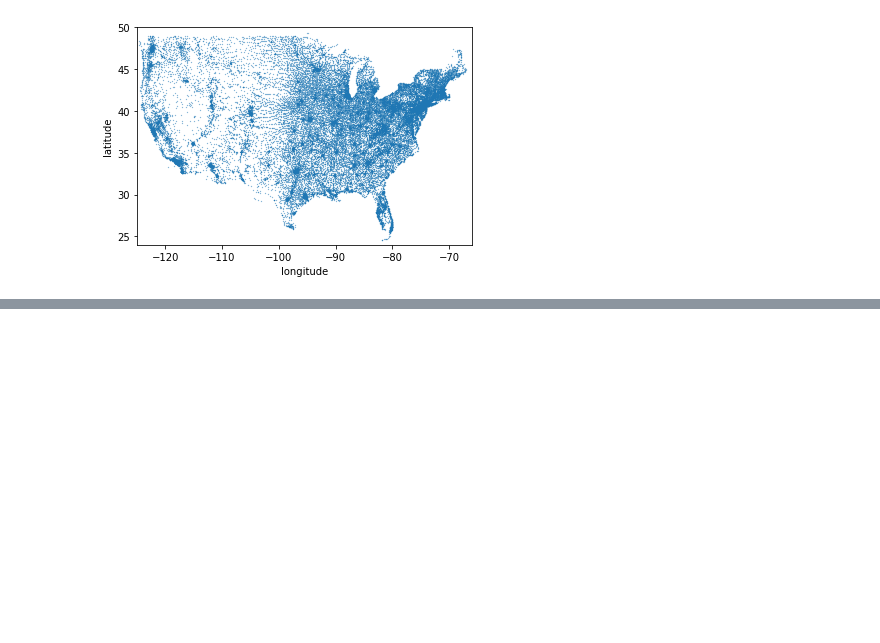
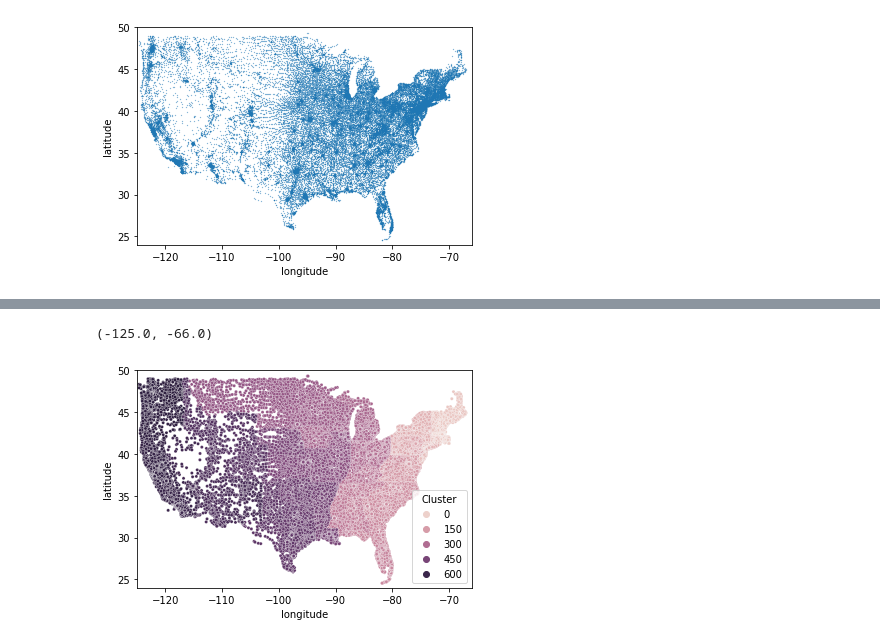
Before and after one commit to Layahblue22/CS422, a Jupyter notebook: Homework3.ipynb, the cells around one changed output, grey strips where cells are left out. Drawn from its saved outputs; the diff is of its cells as text; code cells hidden in the pictures; blank space fills up the shorter version.

```diff
--- a/Homework3.ipynb
+++ b/Homework3.ipynb
@@ -71,0 +90,4 @@ axis.set_ylim([24,50])
+# %%
+clustering = DBSCAN(eps=17, min_samples=10).fit(zip_code_data1)
+DBSCAN_dataset = zip_code_data1.copy()
+DBSCAN_dataset.loc[:,'Cluster'] = clustering.labels_
@@ -71,0 +110,12 @@ axis.set_ylim([24,50])
+# %%
+outliers = DBSCAN_dataset[DBSCAN_dataset['Cluster']==-1]
+sns.scatterplot('longitude', 'latitude',
+
+                data=DBSCAN_dataset[DBSCAN_dataset['Cluster']!=-1],
+
+                hue='Cluster',s=10, c="k")
+plt.ylim(24,50)
+plt.xlim(-125,-66)
+# %% [output]
+(-125.0, -66.0)
+[figure, added]
```
Also changed, not shown: parts of 7 cells of this notebook.
